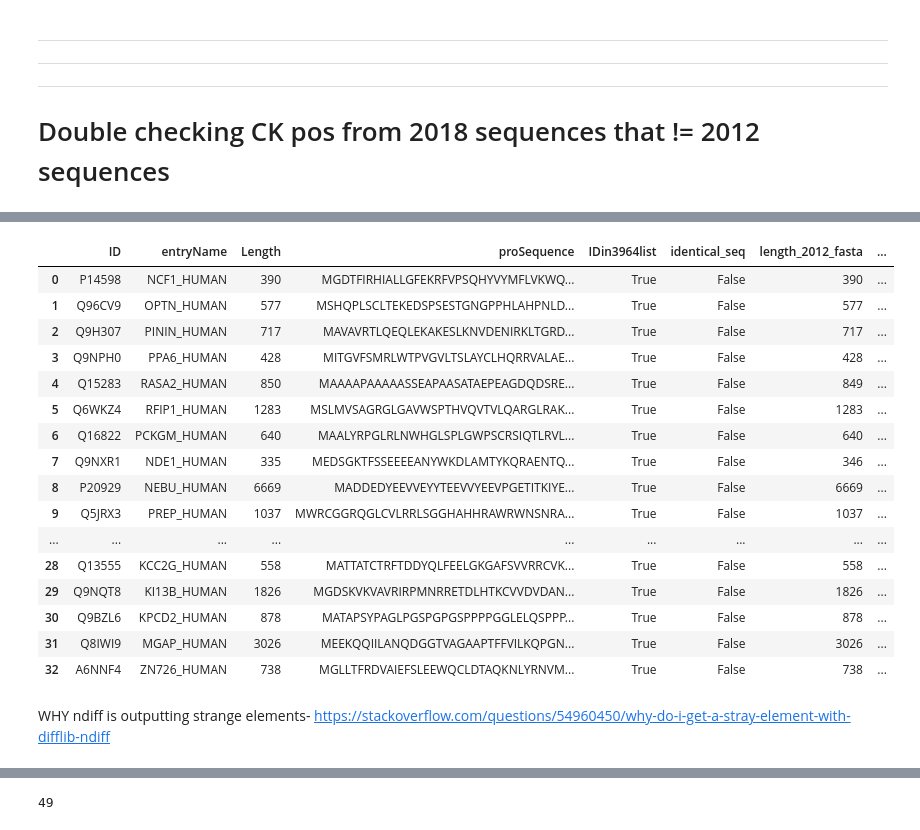
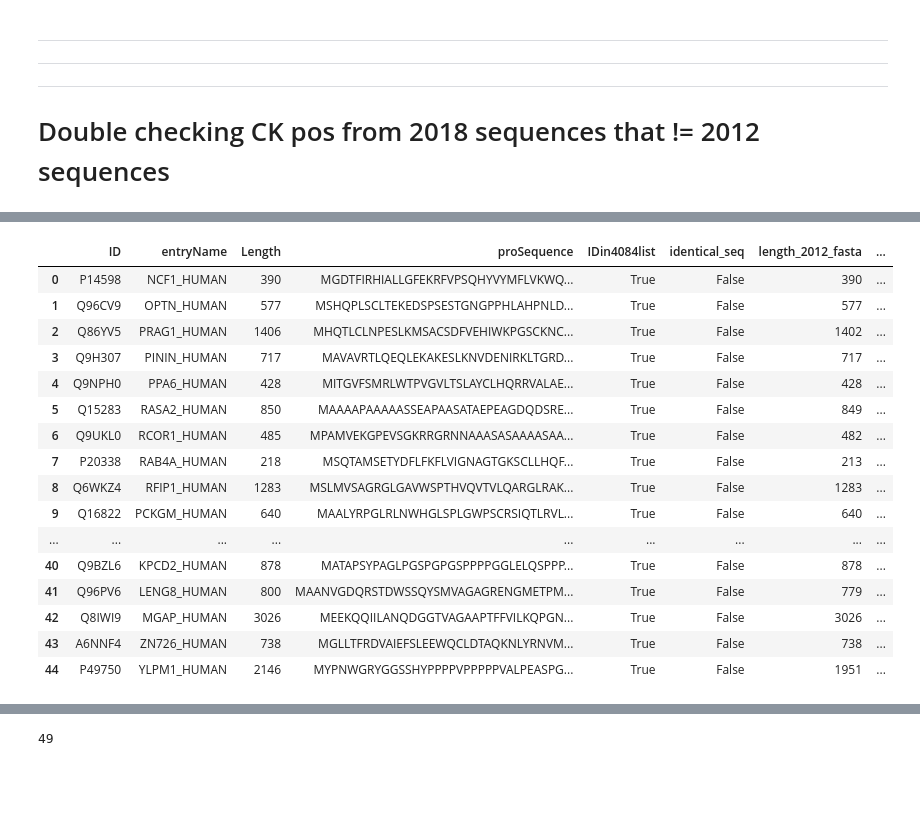
Before and after one commit to Mfpfox/MAPPING, a Jupyter notebook: B19_11_10_2012_to_2018_reference_proteome.ipynb, the cells around one changed output, grey strips where cells are left out. Drawn from its saved outputs; the diff is of its cells as text; code cells hidden in the pictures; blank space fills up the shorter version.

```diff
--- a/B19_11_10_2012_to_2018_reference_proteome.ipynb
+++ b/B19_11_10_2012_to_2018_reference_proteome.ipynb
@@ -934,29 +973,27 @@ new dfalt shape with added columns:  (33, 11)
 # %%
 # checking newly made file with 33 non identical protein sequences
 # all detected CK positions should come after the change positions
-diff33 = pd.read_csv("UKBseq2.0_diff_33nonidentical_proSeq_2012vs2018seq.csv")
-dropUnnamed(diff33)
+diff45 = pd.read_csv("UKBseq2.0_diff_45nonidentical_proSeq_2012vs2018seq.csv")
+dropUnnamed(diff45)
-# %%
-diff33
-# %% [output]
-|  | ID | entryName | Length | proSequence | IDin3964list | identical_seq | length_2012_fasta | ... |
-| 0 | P14598 | NCF1_HUMAN | 390 | MGDTFIRHIALLGFEKRFVPSQHYVYMFLVKWQ... | True | False | 390 | ... |
-| 1 | Q96CV9 | OPTN_HUMAN | 577 | MSHQPLSCLTEKEDSPSESTGNGPPHLAHPNLD... | True | False | 577 | ... |
-| 2 | Q9H307 | PININ_HUMAN | 717 | MAVAVRTLQEQLEKAKESLKNVDENIRKLTGRD... | True | False | 717 | ... |
-| 3 | Q9NPH0 | PPA6_HUMAN | 428 | MITGVFSMRLWTPVGVLTSLAYCLHQRRVALAE... | True | False | 428 | ... |
-| 4 | Q15283 | RASA2_HUMAN | 850 | MAAAAPAAAAASSEAPAASATAEPEAGDQDSRE... | True | False | 849 | ... |
-| 5 | Q6WKZ4 | RFIP1_HUMAN | 1283 | MSLMVSAGRGLGAVWSPTHVQVTVLQARGLRAK... | True | False | 1283 | ... |
-| 6 | Q16822 | PCKGM_HUMAN | 640 | MAALYRPGLRLNWHGLSPLGWPSCRSIQTLRVL... | True | False | 640 | ... |
-| 7 | Q9NXR1 | NDE1_HUMAN | 335 | MEDSGKTFSSEEEEANYWKDLAMTYKQRAENTQ... | True | False | 346 | ... |
-| 8 | P20929 | NEBU_HUMAN | 6669 | MADDEDYEEVVEYYTEEVVYEEVPGETITKIYE... | True | False | 6669 | ... |
-| 9 | Q5JRX3 | PREP_HUMAN | 1037 | MWRCGGRQGLCVLRRLSGGHAHHRAWRWNSNRA... | True | False | 1037 | ... |
-| ... | ... | ... | ... | ... | ... | ... | ... | ... |
-| 28 | Q13555 | KCC2G_HUMAN | 558 | MATTATCTRFTDDYQLFEELGKGAFSVVRRCVK... | True | False | 558 | ... |
-| 29 | Q9NQT8 | KI13B_HUMAN | 1826 | MGDSKVKVAVRIRPMNRRETDLHTKCVVDVDAN... | True | False | 1826 | ... |
-| 30 | Q9BZL6 | KPCD2_HUMAN | 878 | MATAPSYPAGLPGSPGPGSPPPPGGLELQSPPP... | True | False | 878 | ... |
-| 31 | Q8IWI9 | MGAP_HUMAN | 3026 | MEEKQQIILANQDGGTVAGAAPTFFVILKQPGN... | True | False | 3026 | ... |
-| 32 | A6NNF4 | ZN726_HUMAN | 738 | MGLLTFRDVAIEFSLEEWQCLDTAQKNLYRNVM... | True | False | 738 | ... |
-# %% [markdown]
-WHY ndiff is outputting strange elements- https://stackoverflow.com/questions/54960450/why-do-i-get-a-stray-element-with-difflib-ndiff
+# %%
+diff45
+# %% [output]
+|  | ID | entryName | Length | proSequence | IDin4084list | identical_seq | length_2012_fasta | ... |
+| 0 | P14598 | NCF1_HUMAN | 390 | MGDTFIRHIALLGFEKRFVPSQHYVYMFLVKWQ... | True | False | 390 | ... |
+| 1 | Q96CV9 | OPTN_HUMAN | 577 | MSHQPLSCLTEKEDSPSESTGNGPPHLAHPNLD... | True | False | 577 | ... |
+| 2 | Q86YV5 | PRAG1_HUMAN | 1406 | MHQTLCLNPESLKMSACSDFVEHIWKPGSCKNC... | True | False | 1402 | ... |
+| 3 | Q9H307 | PININ_HUMAN | 717 | MAVAVRTLQEQLEKAKESLKNVDENIRKLTGRD... | True | False | 717 | ... |
+| 4 | Q9NPH0 | PPA6_HUMAN | 428 | MITGVFSMRLWTPVGVLTSLAYCLHQRRVALAE... | True | False | 428 | ... |
+| 5 | Q15283 | RASA2_HUMAN | 850 | MAAAAPAAAAASSEAPAASATAEPEAGDQDSRE... | True | False | 849 | ... |
+| 6 | Q9UKL0 | RCOR1_HUMAN | 485 | MPAMVEKGPEVSGKRRGRNNAAASASAAAASAA... | True | False | 482 | ... |
+| 7 | P20338 | RAB4A_HUMAN | 218 | MSQTAMSETYDFLFKFLVIGNAGTGKSCLLHQF... | True | False | 213 | ... |
+| 8 | Q6WKZ4 | RFIP1_HUMAN | 1283 | MSLMVSAGRGLGAVWSPTHVQVTVLQARGLRAK... | True | False | 1283 | ... |
+| 9 | Q16822 | PCKGM_HUMAN | 640 | MAALYRPGLRLNWHGLSPLGWPSCRSIQTLRVL... | True | False | 640 | ... |
+| ... | ... | ... | ... | ... | ... | ... | ... | ... |
+| 40 | Q9BZL6 | KPCD2_HUMAN | 878 | MATAPSYPAGLPGSPGPGSPPPPGGLELQSPPP... | True | False | 878 | ... |
+| 41 | Q96PV6 | LENG8_HUMAN | 800 | MAANVGDQRSTDWSSQYSMVAGAGRENGMETPM... | True | False | 779 | ... |
+| 42 | Q8IWI9 | MGAP_HUMAN | 3026 | MEEKQQIILANQDGGTVAGAAPTFFVILKQPGN... | True | False | 3026 | ... |
+| 43 | A6NNF4 | ZN726_HUMAN | 738 | MGLLTFRDVAIEFSLEEWQCLDTAQKNLYRNVM... | True | False | 738 | ... |
+| 44 | P49750 | YLPM1_HUMAN | 2146 | MYPNWGRYGGSSHYPPPPVPPPPPVALPEASPG... | True | False | 1951 | ... |
 # %%
 # file with 33 CK positions to be checked
```
Also changed, not shown: parts of 16 cells of this notebook, 6 other files.
